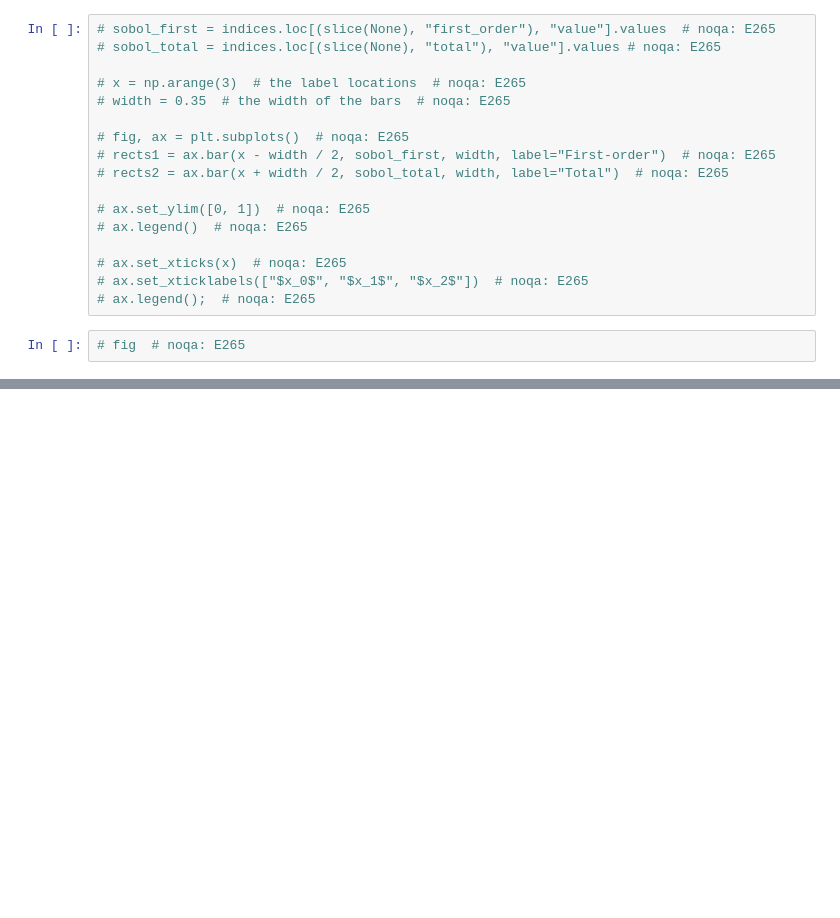
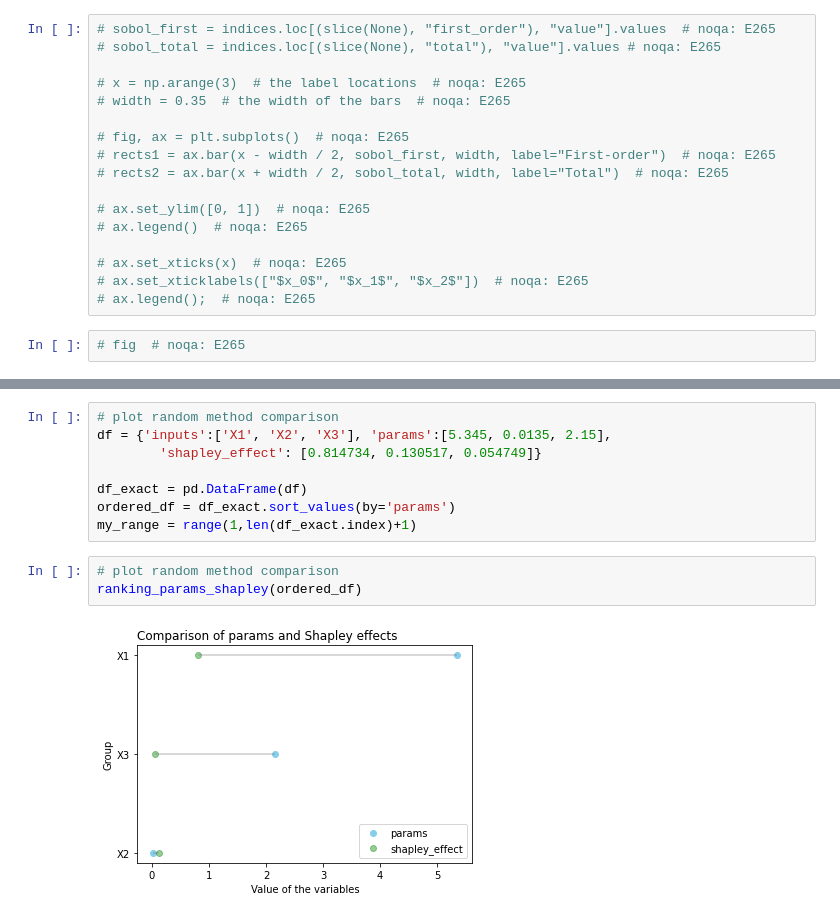
Before and after one commit to OpenSourceEconomics/econsa, a Jupyter notebook: docs/source/tutorials/sensitivity-analysis-quantitative.ipynb, the cells around one changed output, grey strips where cells are left out. Drawn from its saved outputs; the diff is of its cells as text; blank space fills up the shorter version.

```diff
--- a/docs/source/tutorials/sensitivity-analysis-quantitative.ipynb
+++ b/docs/source/tutorials/sensitivity-analysis-quantitative.ipynb
@@ -52,0 +207,13 @@ Now we are ready to inspect the results.
+# %%
+# plot random method comparison
+df = {'inputs':['X1', 'X2', 'X3'], 'params':[5.345, 0.0135, 2.15],
+        'shapley_effect': [0.814734, 0.130517, 0.054749]}
+
+df_exact = pd.DataFrame(df)
+ordered_df = df_exact.sort_values(by='params')
+my_range = range(1,len(df_exact.index)+1)
+# %%
+# plot random method comparison
+ranking_params_shapley(ordered_df)
+# %% [output]
+[figure, added]
```
Also changed, not shown: parts of 20 cells of this notebook, 9 other files.
